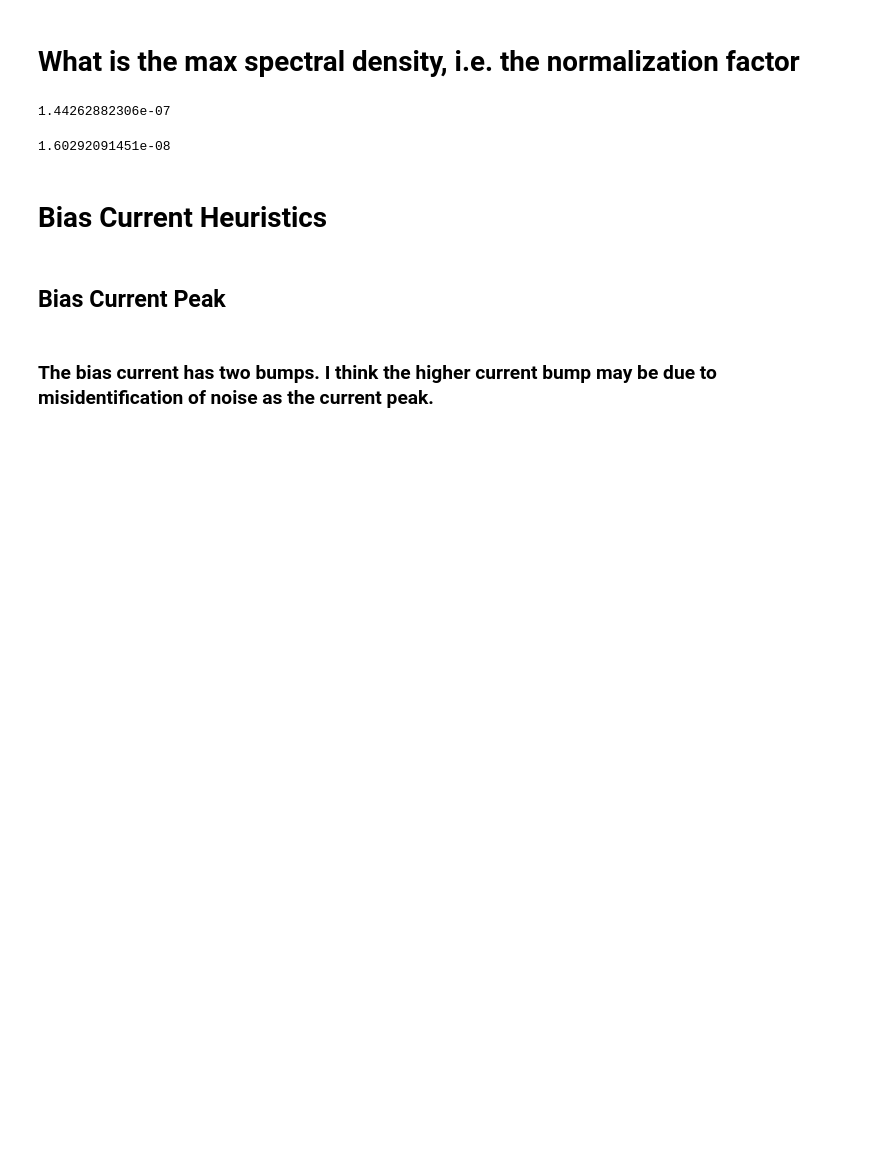
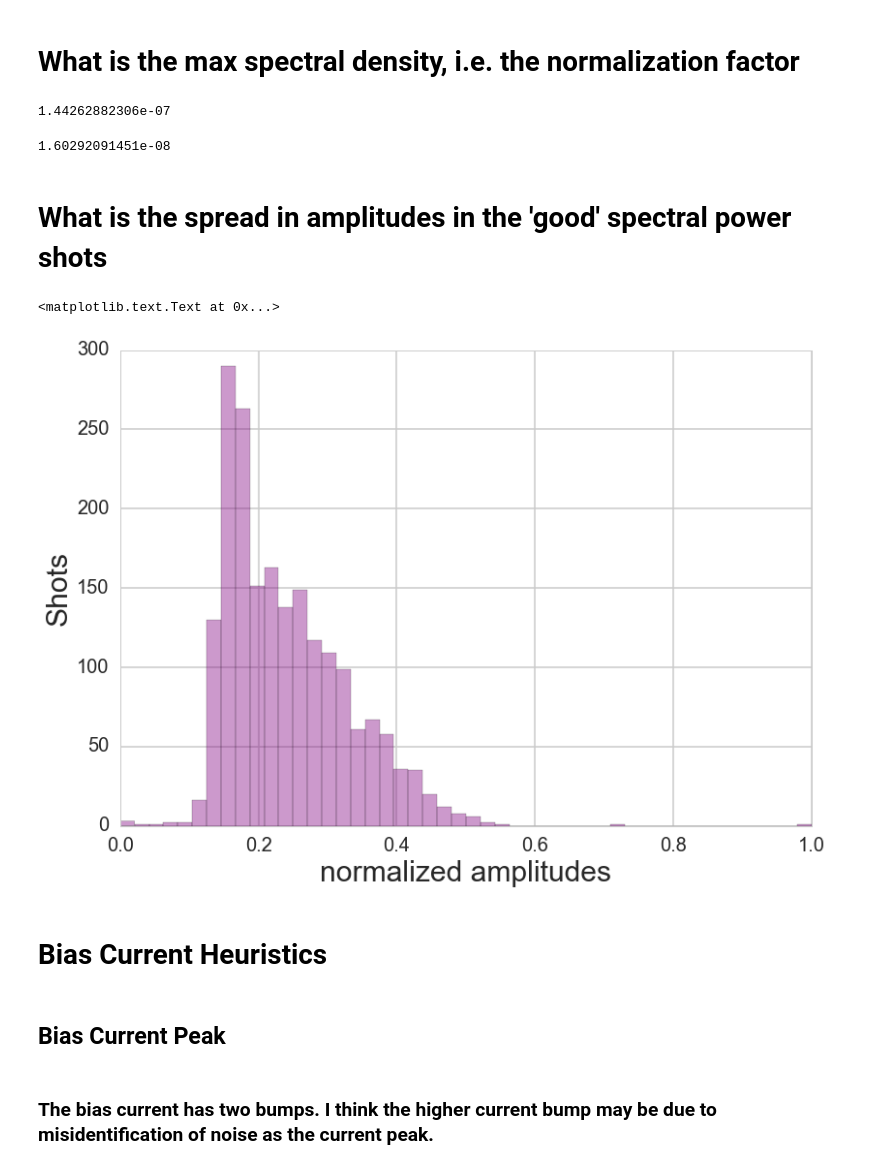
Before and after one commit to jensv/relative_canonical_helicity, a Jupyter notebook: look_at_shot_heuristics.ipynb, the cells around one changed output. Drawn from its saved outputs; the diff is of its cells as text; code cells hidden in the pictures; blank space fills up the shorter version.

```diff
--- a/look_at_shot_heuristics.ipynb
+++ b/look_at_shot_heuristics.ipynb
@@ -257,6 +259,27 @@ spectral_density = np.asarray(spectral_density)
 print spectral_density.max()*1*10**-3
 # %% [output]
 1.60292091451e-08
+# %% [markdown]
+# What is the spread in amplitudes in the 'good' spectral power shots
+# %%
+connection = sqlite3.connect('shots.db')
+cursor = connection.cursor()
+cursor.execute("SELECT uncalibrated_integrated_fiducial_a_gyration_amplitude FROM Shots WHERE" +
+" fiducial_pre_crowbar_gyration_spectral_density > 1.6e-7")
+amplitudes = cursor.fetchall()
+cursor.close()
+connection.close()
+
+amplitudes = np.asarray(amplitudes)
+amplitudes = amplitudes / amplitudes.max()
+
+axes = sns.distplot(amplitudes, axlabel=r'normalized amplitudes', color='purple', kde=False)
+plt.tick_params(axis='both', which='major', labelsize=20)
+axes.set_xlabel(axes.get_xlabel(), fontsize=30)
+axes.set_ylabel('Shots', fontsize=30)
+# %% [output]
+<matplotlib.text.Text at 0x...>
+[figure, added]
 # %% [markdown]
 # Bias Current Heuristics
 # %% [markdown]
```
Also changed, not shown: parts of 1 cell of this notebook, 1 other file.
